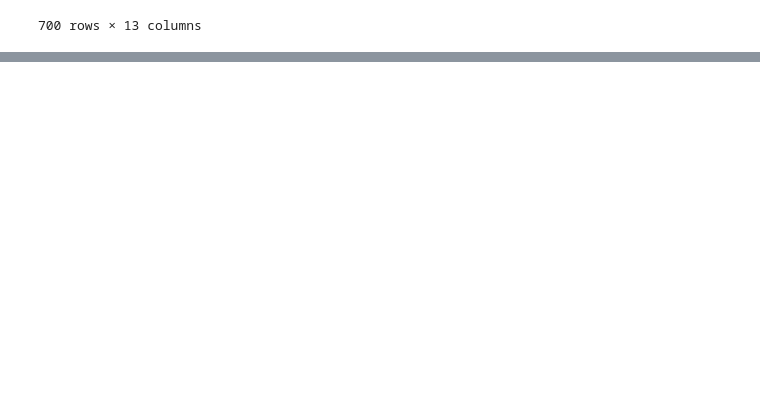
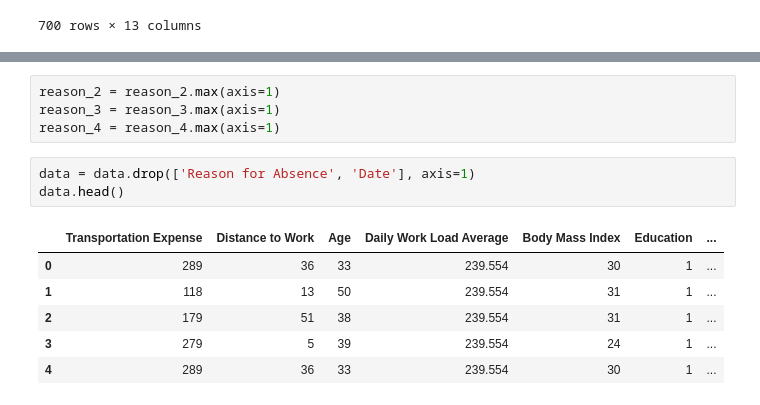
Before and after one commit to joseph-ishola/Employee-Absenteeism, a Jupyter notebook: log_reg.ipynb, the cells around one changed output, grey strips where cells are left out. Drawn from its saved outputs; the diff is of its cells as text; blank space fills up the shorter version.

Commit message:
more preprocessing on the data

```diff
--- a/log_reg.ipynb
+++ b/log_reg.ipynb
@@ -99,0 +148,14 @@ data
+# %%
+reason_2 = reason_2.max(axis=1)
+reason_3 = reason_3.max(axis=1)
+reason_4 = reason_4.max(axis=1)
+# %%
+data = data.drop(['Reason for Absence', 'Date'], axis=1)
+data.head()
+# %% [output]
+|  | Transportation Expense | Distance to Work | Age | Daily Work Load Average | Body Mass Index | Education | ... |
+| 0 | 289 | 36 | 33 | 239.554 | 30 | 1 | ... |
+| 1 | 118 | 13 | 50 | 239.554 | 31 | 1 | ... |
+| 2 | 179 | 51 | 38 | 239.554 | 31 | 1 | ... |
+| 3 | 279 | 5 | 39 | 239.554 | 24 | 1 | ... |
+| 4 | 289 | 36 | 33 | 239.554 | 30 | 1 | ... |
```
Also changed, not shown: parts of 11 cells of this notebook.
